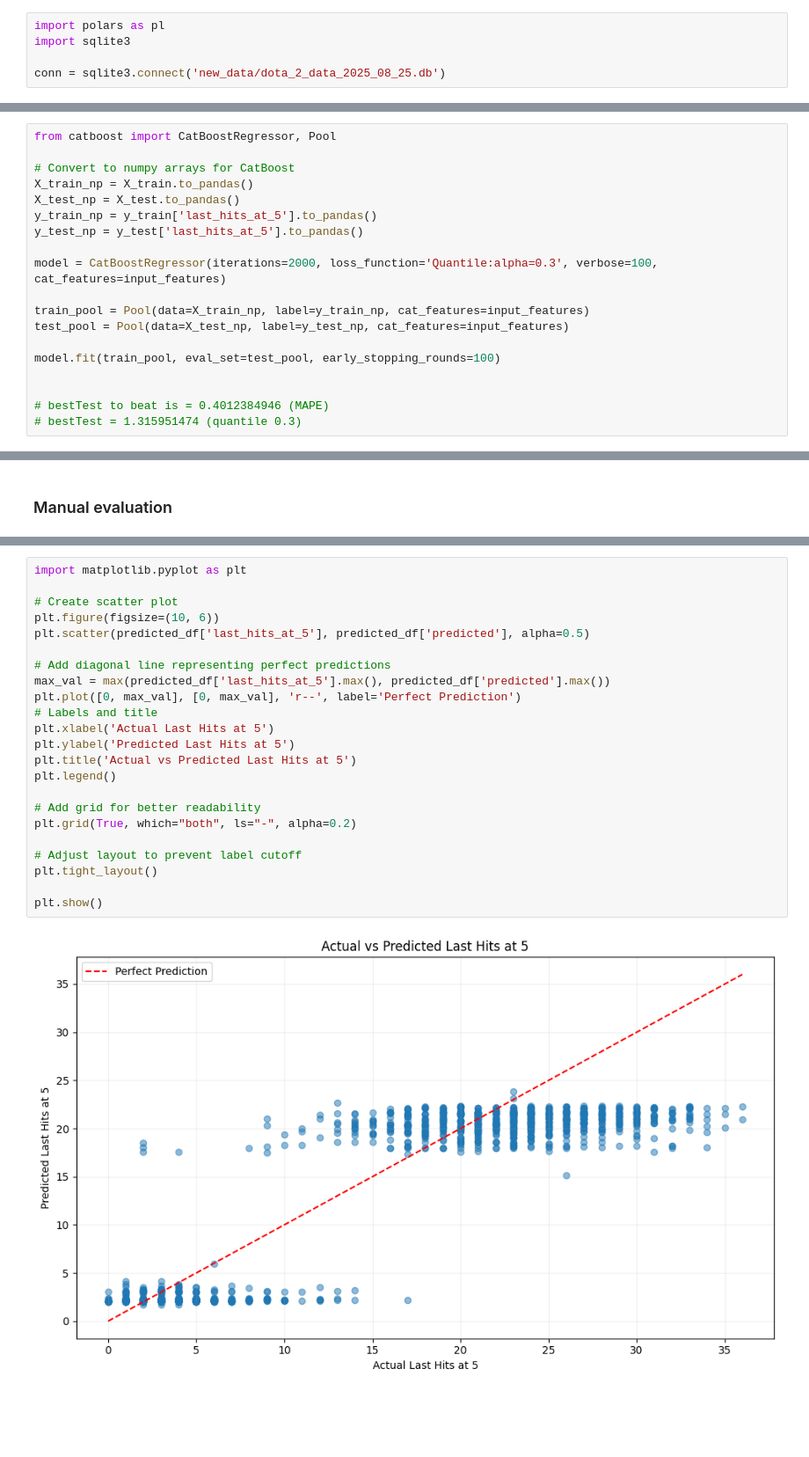
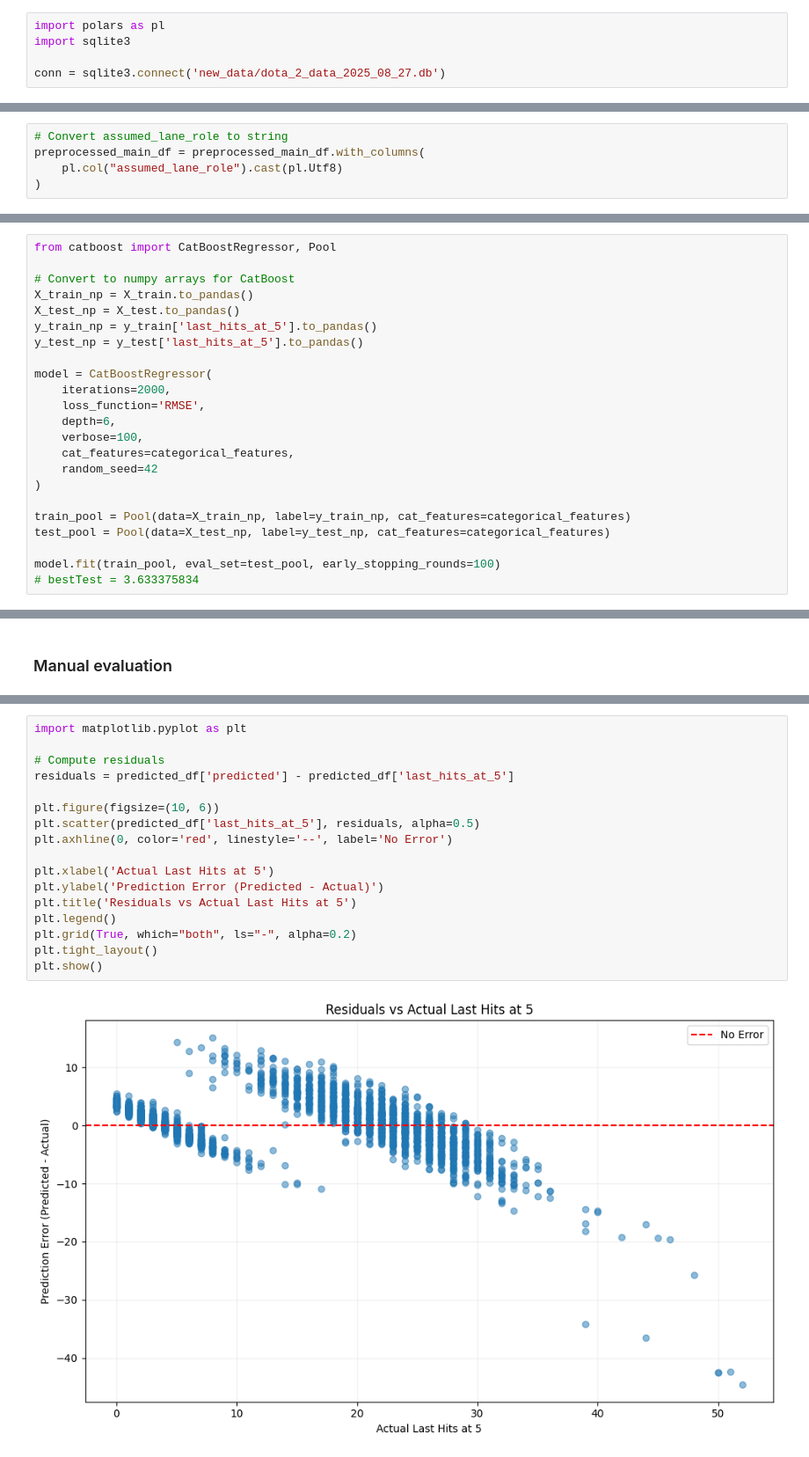
Before and after one commit to samlama111/dota-ti-helper, a Jupyter notebook: lh_predictions.ipynb, the cells around one changed output, grey strips where cells are left out. Shown at 88% size. Drawn from its saved outputs; the diff is of its cells as text; blank space fills up the shorter version.

```diff
--- a/lh_predictions.ipynb
+++ b/lh_predictions.ipynb
@@ -2,7 +2,7 @@
 import polars as pl
 import sqlite3
 
-conn = sqlite3.connect('new_data/dota_2_data_2025_08_25.db')
+conn = sqlite3.connect('new_data/dota_2_data_2025_08_27.db')
 # %%
 heroes_df = pl.read_database("SELECT * FROM hero_info", conn)
 print(heroes_df)
@@ -73,2 +412,7 @@ features = input_features + numerical_features
 labels = ['last_hits_at_5']
+# %%
+# Convert assumed_lane_role to string
+preprocessed_main_df = preprocessed_main_df.with_columns(
+    pl.col("assumed_lane_role").cast(pl.Utf8)
+)
 # %%
@@ -154,14 +502,18 @@ X_test_np = X_test.to_pandas()
 y_train_np = y_train['last_hits_at_5'].to_pandas()
 y_test_np = y_test['last_hits_at_5'].to_pandas()
 
-model = CatBoostRegressor(iterations=2000, loss_function='Quantile:alpha=0.3', verbose=100, cat_features=input_features)
+model = CatBoostRegressor(
+    iterations=2000,
+    loss_function='RMSE',
+    depth=6,
+    verbose=100,
+    cat_features=categorical_features,
+    random_seed=42
+)
 
-train_pool = Pool(data=X_train_np, label=y_train_np, cat_features=input_features)
-test_pool = Pool(data=X_test_np, label=y_test_np, cat_features=input_features)
+train_pool = Pool(data=X_train_np, label=y_train_np, cat_features=categorical_features)
+test_pool = Pool(data=X_test_np, label=y_test_np, cat_features=categorical_features)
 
 model.fit(train_pool, eval_set=test_pool, early_stopping_rounds=100)
-
-
-# bestTest to beat is = 0.4012384946 (MAPE)
-# bestTest = 1.315951474 (quantile 0.3)
+# bestTest = 3.633375834
 # %% [output]
@@ -288,25 +691,19 @@ shape: (1_344, 2)
 # %%
 import matplotlib.pyplot as plt
 
-# Create scatter plot
+# Compute residuals
+residuals = predicted_df['predicted'] - predicted_df['last_hits_at_5']
+
 plt.figure(figsize=(10, 6))
-plt.scatter(predicted_df['last_hits_at_5'], predicted_df['predicted'], alpha=0.5)
+plt.scatter(predicted_df['last_hits_at_5'], residuals, alpha=0.5)
+plt.axhline(0, color='red', linestyle='--', label='No Error')
 
-# Add diagonal line representing perfect predictions
-max_val = max(predicted_df['last_hits_at_5'].max(), predicted_df['predicted'].max())
-plt.plot([0, max_val], [0, max_val], 'r--', label='Perfect Prediction')
-# Labels and title
 plt.xlabel('Actual Last Hits at 5')
-plt.ylabel('Predicted Last Hits at 5')
-plt.title('Actual vs Predicted Last Hits at 5')
+plt.ylabel('Prediction Error (Predicted - Actual)')
+plt.title('Residuals vs Actual Last Hits at 5')
 plt.legend()
-
-# Add grid for better readability
 plt.grid(True, which="both", ls="-", alpha=0.2)
-
-# Adjust layout to prevent label cutoff
 plt.tight_layout()
-
 plt.show()
 # %% [output]
-[figure, old version]
+[figure, new version]
```
Also changed, not shown: parts of 34 cells of this notebook.
